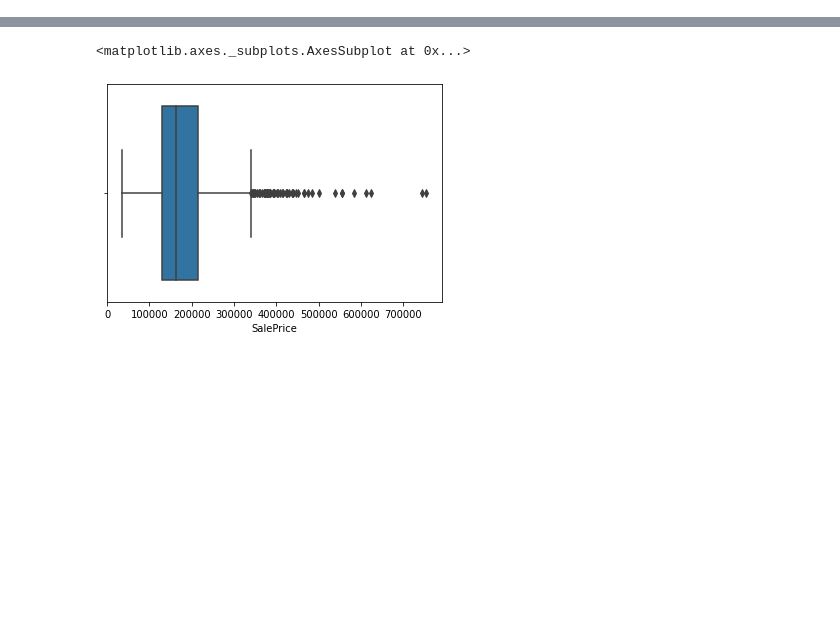
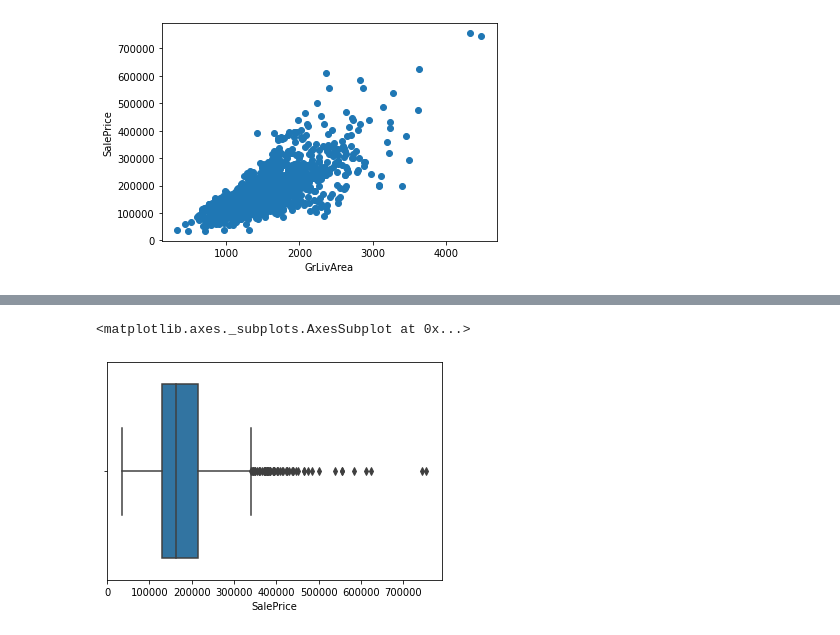
Before and after one commit to ayselrajabli/KaggleProjects, a Jupyter notebook: House Prices - Advanced Regression Techniques/HousePricesKaggle.ipynb, the cells around one changed output, grey strips where cells are left out. Cells and saved outputs as stored; diff of their text form; code cells hidden in the pictures; blank space fills up the shorter version.

```diff
--- a/House Prices - Advanced Regression Techniques/HousePricesKaggle.ipynb
+++ b/House Prices - Advanced Regression Techniques/HousePricesKaggle.ipynb
@@ -93,3 +102,12 @@ Train Data: 2919 rows
+# %%
+#Checking again
+fig, ax = plt.subplots()
+ax.scatter(df_train['GrLivArea'], df_train['SalePrice'])
+plt.ylabel('SalePrice')
+plt.xlabel('GrLivArea')
+plt.show()
+# %% [output]
+[figure, added]
 # %%
 df_train['SalePrice'].describe()
 # %% [output]
```
Also changed, not shown: parts of 70 cells of this notebook.
